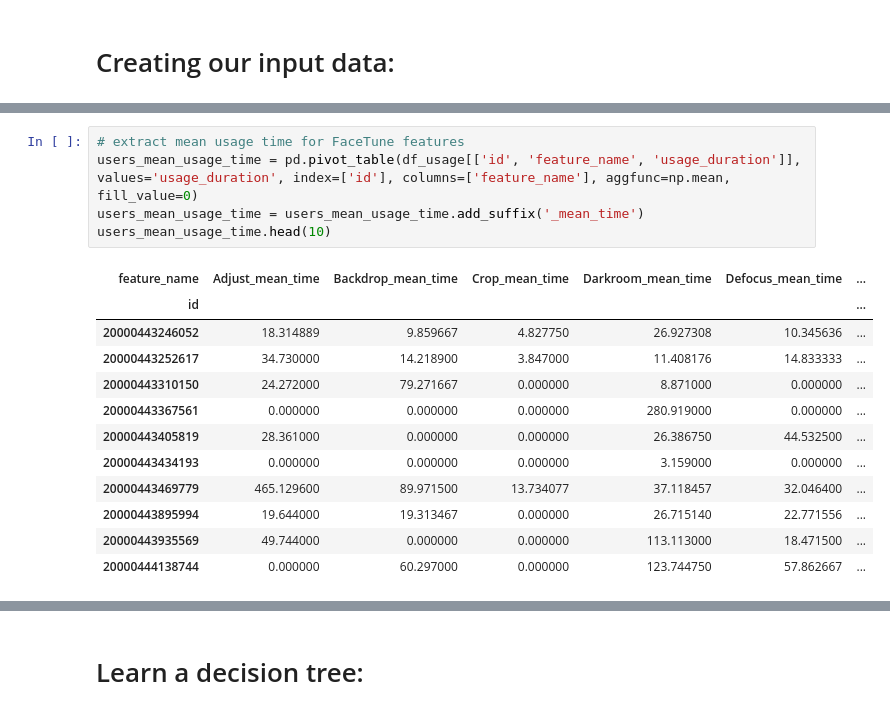
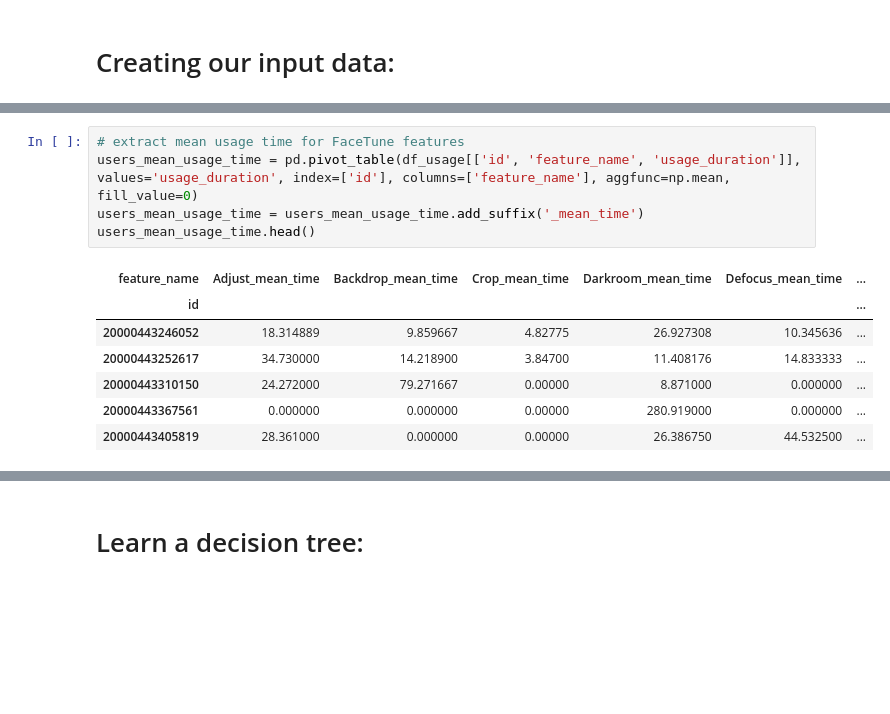
Before and after one commit to tomyitav/datahack-2018-challenge, a Jupyter notebook: datahack_2018.ipynb, the cells around one changed output, grey strips where cells are left out. Saved outputs shown, nothing was run; the diff lists cells and outputs as text; blank space fills up the shorter version.

```diff
--- a/datahack_2018.ipynb
+++ b/datahack_2018.ipynb
@@ -196,21 +222,16 @@ joined_df.groupby(['id', 'churned'])[['accepted']].mean().boxplot(by='churned')
 # %%
 # extract mean usage time for FaceTune features
 users_mean_usage_time = pd.pivot_table(df_usage[['id', 'feature_name', 'usage_duration']], values='usage_duration', index=['id'], columns=['feature_name'], aggfunc=np.mean, fill_value=0)
 users_mean_usage_time = users_mean_usage_time.add_suffix('_mean_time')
-users_mean_usage_time.head(10)
+users_mean_usage_time.head()
 # %% [output]
 | feature_name | Adjust_mean_time | Backdrop_mean_time | Crop_mean_time | Darkroom_mean_time | Defocus_mean_time | ... |
 | id |  |  |  |  |  | ... |
-| 20000443246052 | 18.314889 | 9.859667 | 4.827750 | 26.927308 | 10.345636 | ... |
-| 20000443252617 | 34.730000 | 14.218900 | 3.847000 | 11.408176 | 14.833333 | ... |
-| 20000443310150 | 24.272000 | 79.271667 | 0.000000 | 8.871000 | 0.000000 | ... |
-| 20000443367561 | 0.000000 | 0.000000 | 0.000000 | 280.919000 | 0.000000 | ... |
-| 20000443405819 | 28.361000 | 0.000000 | 0.000000 | 26.386750 | 44.532500 | ... |
-| 20000443434193 | 0.000000 | 0.000000 | 0.000000 | 3.159000 | 0.000000 | ... |
-| 20000443469779 | 465.129600 | 89.971500 | 13.734077 | 37.118457 | 32.046400 | ... |
-| 20000443895994 | 19.644000 | 19.313467 | 0.000000 | 26.715140 | 22.771556 | ... |
-| 20000443935569 | 49.744000 | 0.000000 | 0.000000 | 113.113000 | 18.471500 | ... |
-| 20000444138744 | 0.000000 | 60.297000 | 0.000000 | 123.744750 | 57.862667 | ... |
+| 20000443246052 | 18.314889 | 9.859667 | 4.82775 | 26.927308 | 10.345636 | ... |
+| 20000443252617 | 34.730000 | 14.218900 | 3.84700 | 11.408176 | 14.833333 | ... |
+| 20000443310150 | 24.272000 | 79.271667 | 0.00000 | 8.871000 | 0.000000 | ... |
+| 20000443367561 | 0.000000 | 0.000000 | 0.00000 | 280.919000 | 0.000000 | ... |
+| 20000443405819 | 28.361000 | 0.000000 | 0.00000 | 26.386750 | 44.532500 | ... |
 # %%
 # extract mean acceptance rate for FaceTune features
 users_mean_acceptance_rate = pd.pivot_table(df_usage[['id', 'feature_name', 'accepted']], values='accepted', index=['id'], columns=['feature_name'], aggfunc=np.mean, fill_value=0)
```
Also changed, not shown: parts of 10 cells of this notebook.
